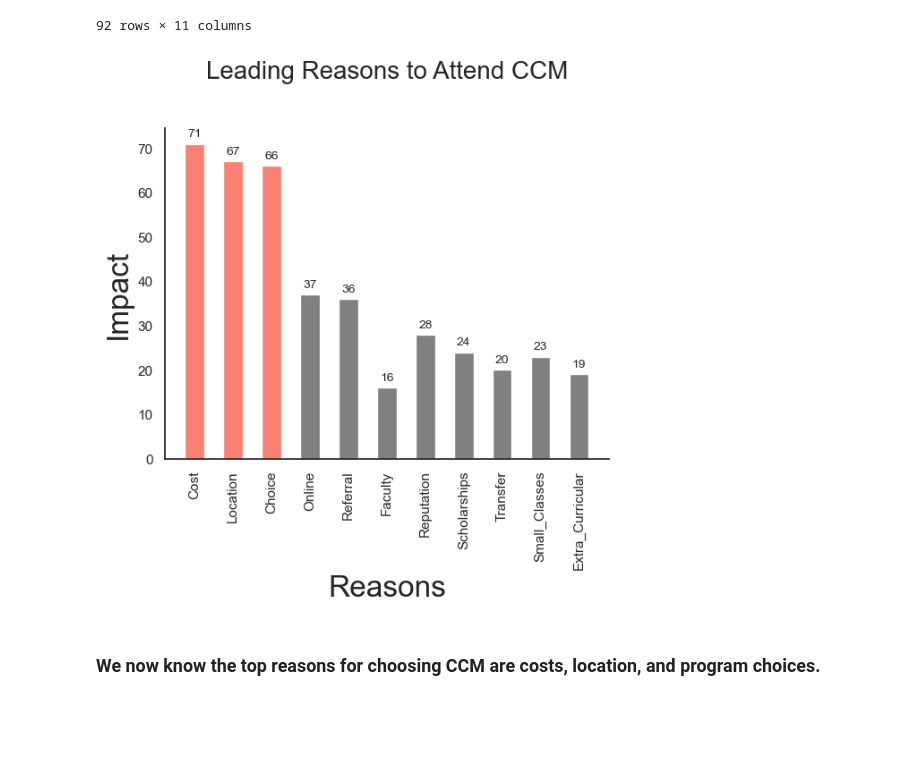
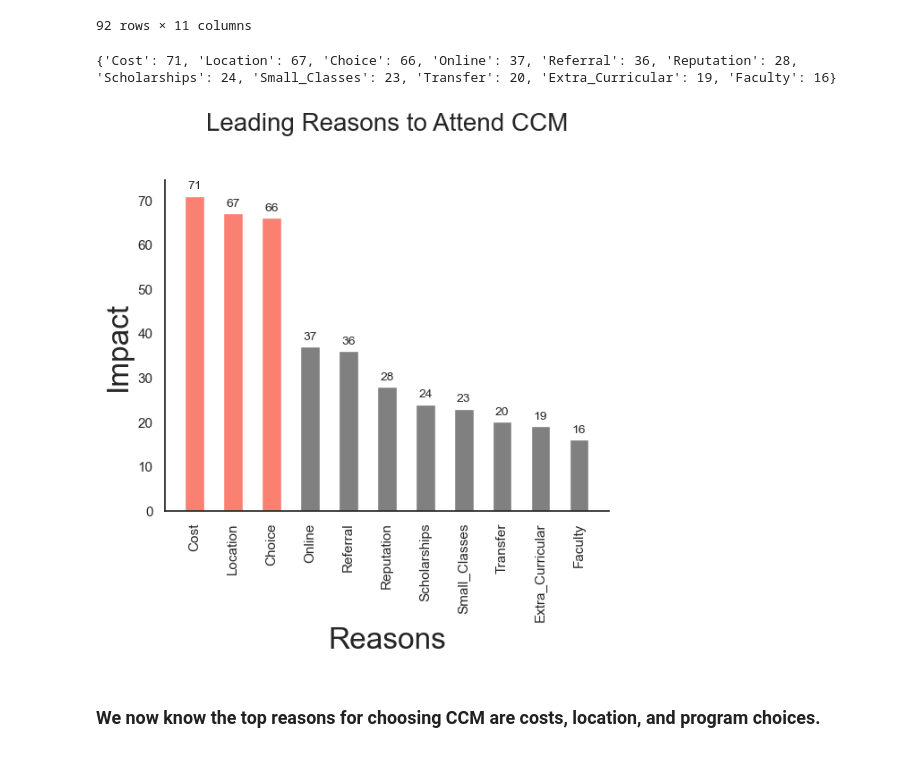
Before and after one commit to ccmjvelardi/Project-1---College-Recruitment-Improvement-Study, a Jupyter notebook: Data_Science_Project_#1/survey_plots.ipynb, the cells around one changed output. Saved outputs shown, nothing was run; the diff lists cells and outputs as text; code cells hidden in the pictures; blank space fills up the shorter version.

```diff
--- a/Data_Science_Project_#1/survey_plots.ipynb
+++ b/Data_Science_Project_#1/survey_plots.ipynb
@@ -209,6 +209,10 @@ reasons = {
     "Small_Classes": small_classes['small_classes'].count(),
     "Extra_Curricular": extra_curricular['extra_curricular'].count()
 }
+
+sorted_reasons = dict(sorted(reasons.items(), key=lambda item: item[1], reverse=True))
+
+print(sorted_reasons)
 
 #Initialize seaborn graph
 sns.set()
@@ -228,37 +232,37 @@ plt.xlabel("Reasons", fontsize=24)
 #Create the y-axis label
 plt.ylabel("Impact", fontsize=24)
 
 #Graph Title
 ax.set_title("Leading Reasons to Attend CCM", fontsize=20, pad=40)
 
 #Initialize start locations for each bar
 bottom = np.zeros(11)
 
 #Bar width
 width = 0.5
 
 #Get maximum value to color the 3 highest values
 highest = max(reasons.values())
 
 #Loop to set-up the stacked bar graph
-for key, value in reasons.items():
+for key, value in sorted_reasons.items():
     p = ax.bar(key, value, width, label = key, color = 'salmon' if value >= highest - 10 else 'grey')
 
-
 # Add text labels above each bar
-for i, total in enumerate(reasons.values()):
+for i, total in enumerate(sorted_reasons.values()):
     ax.text(i, total + 1, str(int(total)), ha='center', va='bottom', fontsize=10)
 
 #Rotate X Labels
 plt.xticks(rotation=90)
 
 #Save plot as a png
 plt.savefig('question2.png', dpi=300, bbox_inches='tight')
 
 #Trim the top and the right edge of the graph
 sns.despine()
 # %% [output]
+{'Cost': 71, 'Location': 67, 'Choice': 66, 'Online': 37, 'Referral': 36, 'Reputation': 28, 'Scholarships': 24, 'Small_Classes': 23, 'Transfer': 20, 'Extra_Curricular': 19, 'Faculty': 16}
-[figure, old version]
+[figure, new version]
 # %% [markdown]
 ### We now know the top reasons for choosing CCM are costs, location, and program choices.
 ###
```
Also changed, not shown: parts of 2 cells of this notebook, 2 other files.
